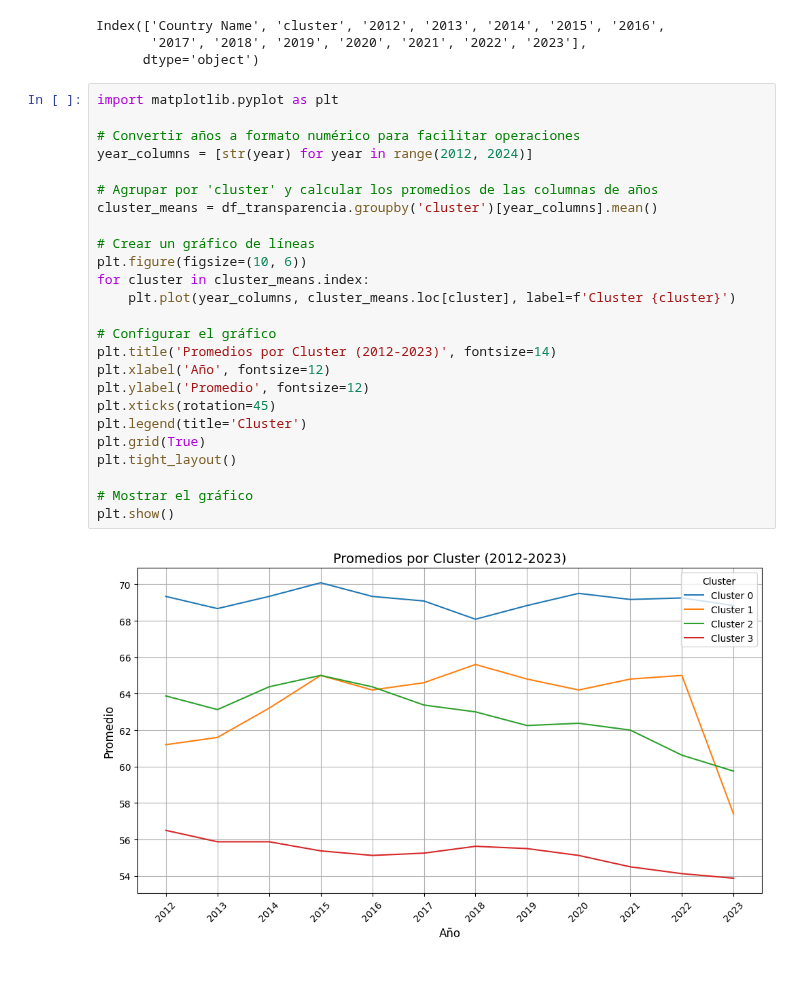
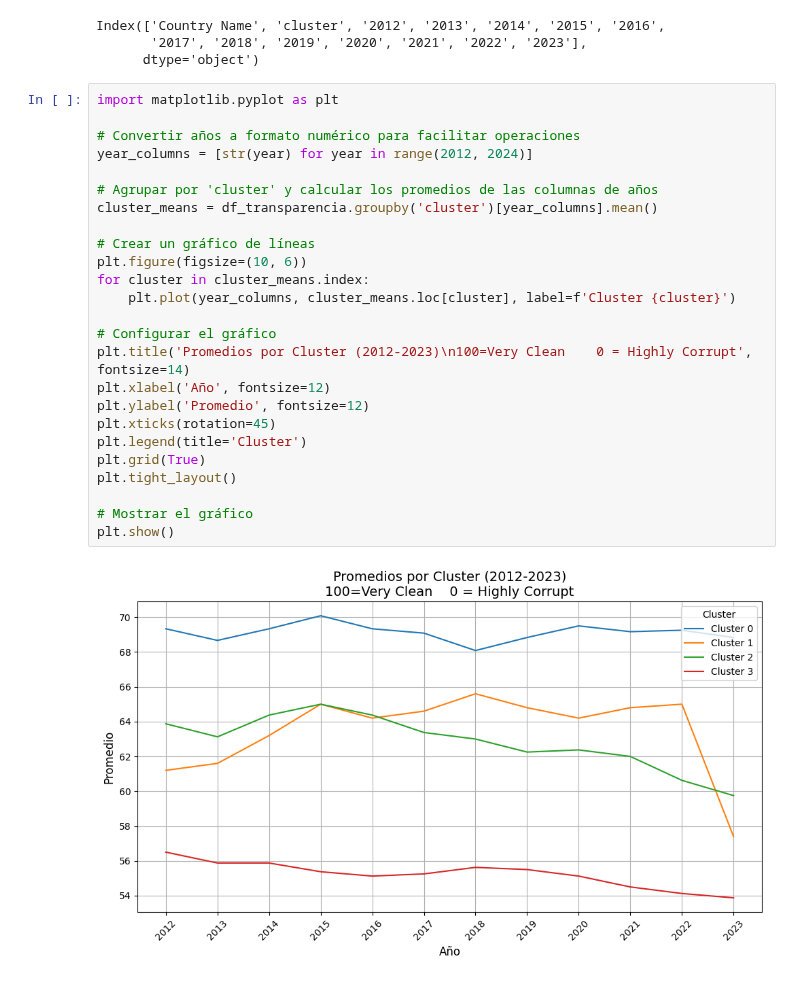
Before and after one commit to MatiasBunsterRaby/Capstone_git, a Jupyter notebook: notebooks/Transparencia.ipynb, the cells around one changed output. Saved outputs shown, nothing was run; the diff lists cells and outputs as text.

```diff
--- a/notebooks/Transparencia.ipynb
+++ b/notebooks/Transparencia.ipynb
@@ -19,27 +19,27 @@ Index(['Country Name', 'cluster', '2012', '2013', '2014', '2015', '2016',
 # %%
 import matplotlib.pyplot as plt
 
 # Convertir años a formato numérico para facilitar operaciones
 year_columns = [str(year) for year in range(2012, 2024)]
 
 # Agrupar por 'cluster' y calcular los promedios de las columnas de años
 cluster_means = df_transparencia.groupby('cluster')[year_columns].mean()
 
 # Crear un gráfico de líneas
 plt.figure(figsize=(10, 6))
 for cluster in cluster_means.index:
     plt.plot(year_columns, cluster_means.loc[cluster], label=f'Cluster {cluster}')
 
 # Configurar el gráfico
-plt.title('Promedios por Cluster (2012-2023)', fontsize=14)
+plt.title('Promedios por Cluster (2012-2023)\n100=Very Clean    0 = Highly Corrupt', fontsize=14)
 plt.xlabel('Año', fontsize=12)
 plt.ylabel('Promedio', fontsize=12)
 plt.xticks(rotation=45)
 plt.legend(title='Cluster')
 plt.grid(True)
 plt.tight_layout()
 
 # Mostrar el gráfico
 plt.show()
 # %% [output]
-[figure, old version]
+[figure, new version]
```
